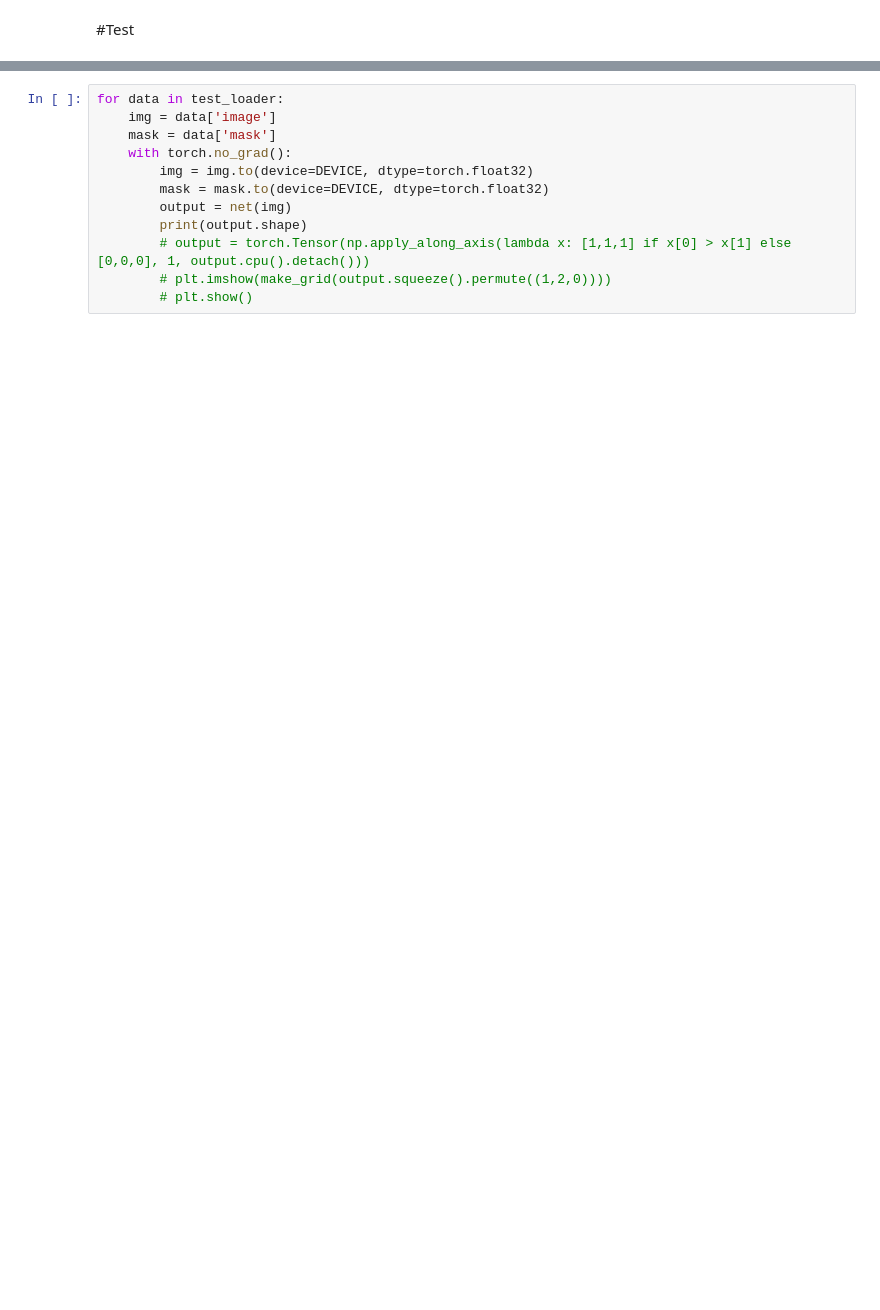
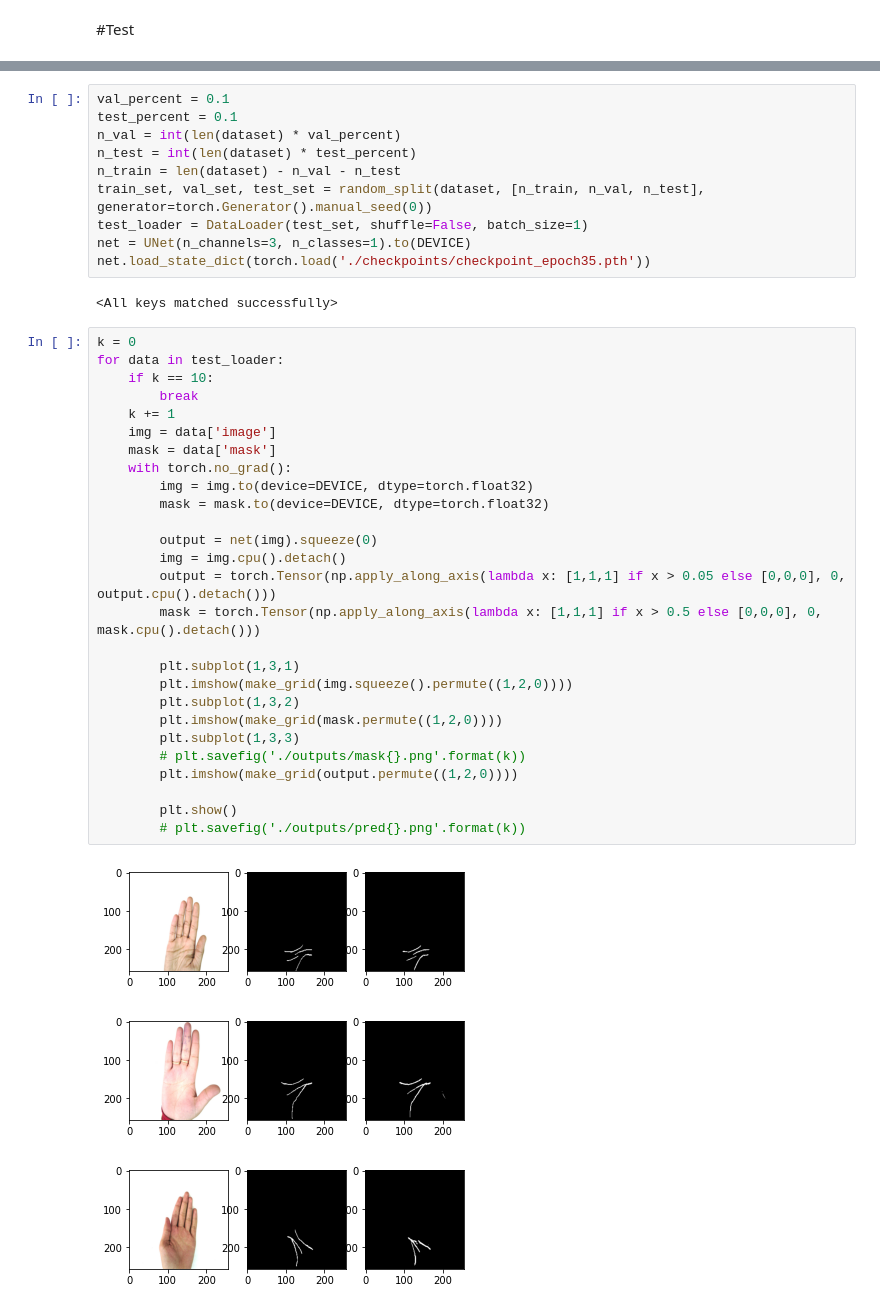
Before and after one commit to yeonsumia/palmistry, a Jupyter notebook: denoise/palmistry_denoiser.ipynb, the cells around one changed output, grey strips where cells are left out. Drawn from its saved outputs; the diff is of its cells as text; blank space fills up the shorter version.

```diff
--- a/denoise/palmistry_denoiser.ipynb
+++ b/denoise/palmistry_denoiser.ipynb
@@ -416,12 +450,43 @@ test_loader = DataLoader(test_set, shuffle=False, batch_size=1)
+# %%
+val_percent = 0.1
+test_percent = 0.1
+n_val = int(len(dataset) * val_percent)
+n_test = int(len(dataset) * test_percent)
+n_train = len(dataset) - n_val - n_test
+train_set, val_set, test_set = random_split(dataset, [n_train, n_val, n_test], generator=torch.Generator().manual_seed(0))
+test_loader = DataLoader(test_set, shuffle=False, batch_size=1)
+net = UNet(n_channels=3, n_classes=1).to(DEVICE)
+net.load_state_dict(torch.load('./checkpoints/checkpoint_epoch35.pth'))
+# %% [output]
+<All keys matched successfully>
 # %%
+k = 0
 for data in test_loader:
+    if k == 10:
+        break
+    k += 1
     img = data['image']
     mask = data['mask']
     with torch.no_grad():
         img = img.to(device=DEVICE, dtype=torch.float32)
         mask = mask.to(device=DEVICE, dtype=torch.float32)
-        output = net(img)
-        print(output.shape)
-        # output = torch.Tensor(np.apply_along_axis(lambda x: [1,1,1] if x[0] > x[1] else [0,0,0], 1, output.cpu().detach()))
-        # plt.imshow(make_grid(output.squeeze().permute((1,2,0))))
-        # plt.show()
+
+        output = net(img).squeeze(0)
+        img = img.cpu().detach()
+        output = torch.Tensor(np.apply_along_axis(lambda x: [1,1,1] if x > 0.05 else [0,0,0], 0, output.cpu().detach()))
+        mask = torch.Tensor(np.apply_along_axis(lambda x: [1,1,1] if x > 0.5 else [0,0,0], 0, mask.cpu().detach()))
+
+        plt.subplot(1,3,1)
+        plt.imshow(make_grid(img.squeeze().permute((1,2,0))))
+        plt.subplot(1,3,2)
+        plt.imshow(make_grid(mask.permute((1,2,0))))
+        plt.subplot(1,3,3)
+        # plt.savefig('./outputs/mask{}.png'.format(k))
+        plt.imshow(make_grid(output.permute((1,2,0))))
+
+        plt.show()
+        # plt.savefig('./outputs/pred{}.png'.format(k))
+# %% [output]
+[figure, added]
+[figure, added]
+[figure, added]
```
Also changed, not shown: parts of 14 cells of this notebook.
